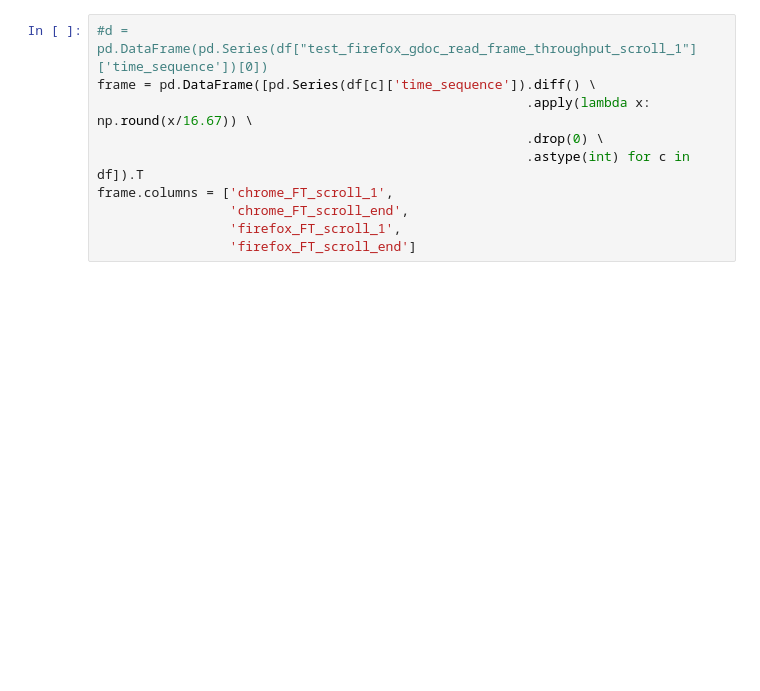
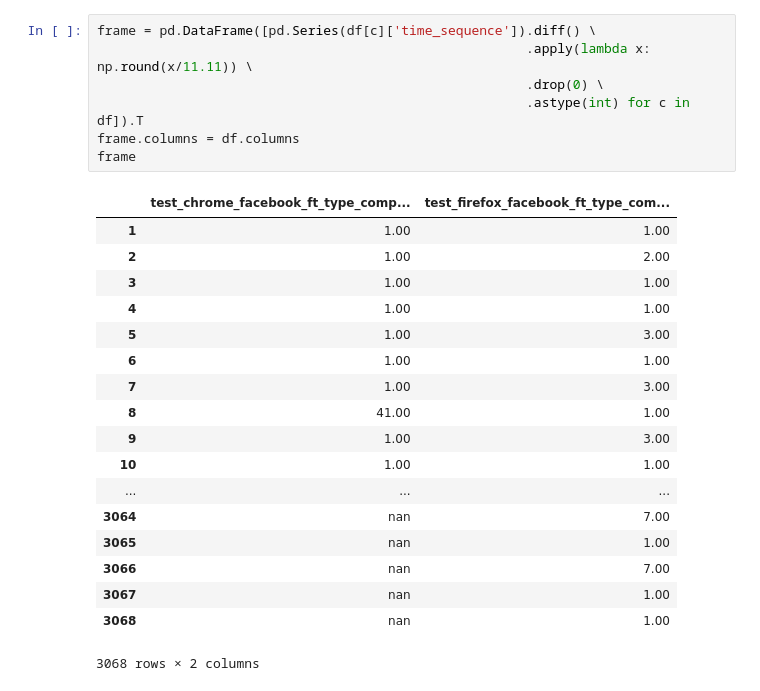
Before and after one commit to Mozilla-TWQA/Hasal, a Jupyter notebook: thirdParty/ipynbTemplates/report-frame-throughput.ipynb, the cells around one changed output. Cells and saved outputs as stored; diff of their text form; blank space fills up the shorter version.

```diff
--- a/thirdParty/ipynbTemplates/report-frame-throughput.ipynb
+++ b/thirdParty/ipynbTemplates/report-frame-throughput.ipynb
@@ -27,11 +39,27 @@ KeyError: 'file'
 # %%
-#d = pd.DataFrame(pd.Series(df["test_firefox_gdoc_read_frame_throughput_scroll_1"]['time_sequence'])[0])
 frame = pd.DataFrame([pd.Series(df[c]['time_sequence']).diff() \
-                                                       .apply(lambda x: np.round(x/16.67)) \
+                                                       .apply(lambda x: np.round(x/11.11)) \
                                                        .drop(0) \
                                                        .astype(int) for c in df]).T
-frame.columns = ['chrome_FT_scroll_1',
-                 'chrome_FT_scroll_end',
-                 'firefox_FT_scroll_1',
-                 'firefox_FT_scroll_end']
+frame.columns = df.columns
+frame
+# %% [output]
+|  | test_chrome_facebook_ft_type_comp... | test_firefox_facebook_ft_type_com... |
+| 1 | 1.00 | 1.00 |
+| 2 | 1.00 | 2.00 |
+| 3 | 1.00 | 1.00 |
+| 4 | 1.00 | 1.00 |
+| 5 | 1.00 | 3.00 |
+| 6 | 1.00 | 1.00 |
+| 7 | 1.00 | 3.00 |
+| 8 | 41.00 | 1.00 |
+| 9 | 1.00 | 3.00 |
+| 10 | 1.00 | 1.00 |
+| ... | ... | ... |
+| 3064 | nan | 7.00 |
+| 3065 | nan | 1.00 |
+| 3066 | nan | 7.00 |
+| 3067 | nan | 1.00 |
+| 3068 | nan | 1.00 |
+3068 rows × 2 columns
 # %%
```
Also changed, not shown: parts of 4 cells of this notebook, 9 other files.
